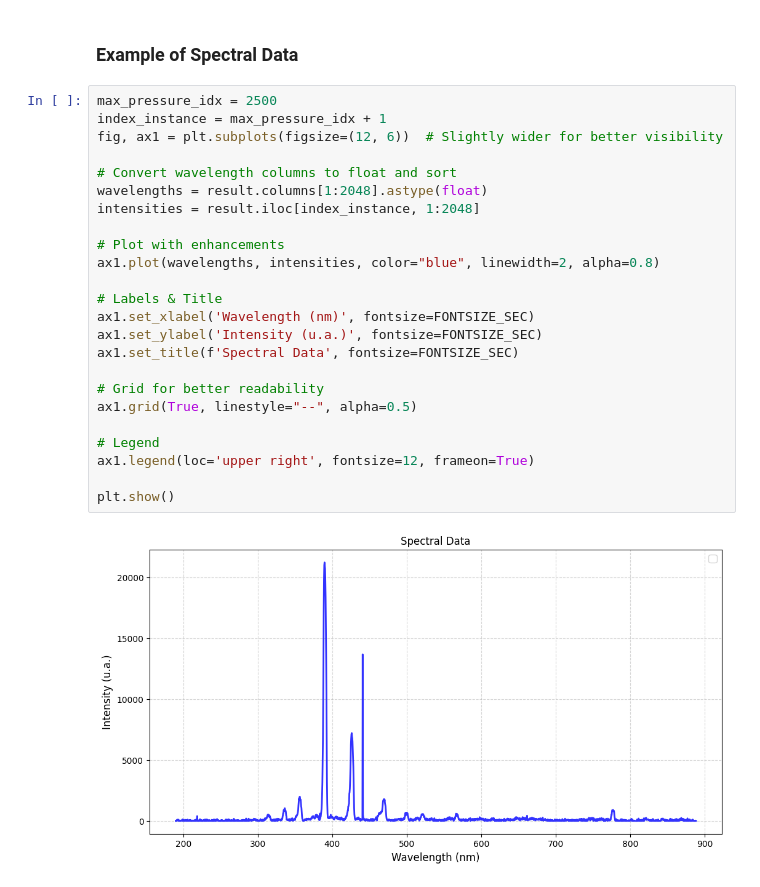
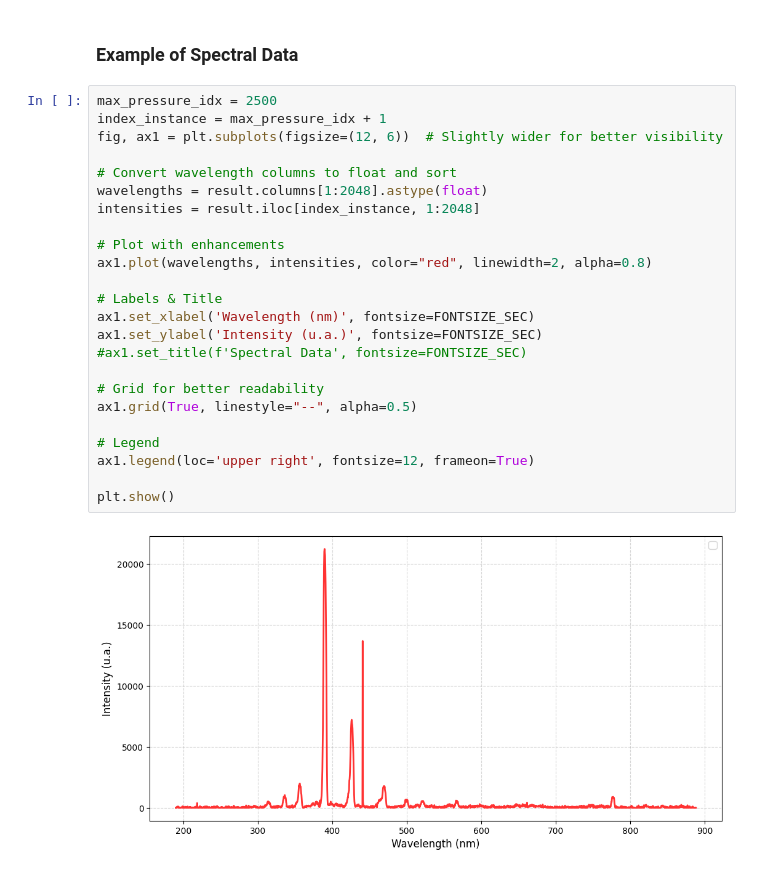
Before and after one commit to nirojasva/spectral-benchmark, a Jupyter notebook: notebooks/0_TSDA_Original_Sources.ipynb, the cells around one changed output. Cells and saved outputs as stored; diff of their text form.

Commit message:
adjunting fonts plots for crc

```diff
--- a/notebooks/0_TSDA_Original_Sources.ipynb
+++ b/notebooks/0_TSDA_Original_Sources.ipynb
@@ -126,26 +126,26 @@ plt.show()
 # %%
 max_pressure_idx = 2500
 index_instance = max_pressure_idx + 1
 fig, ax1 = plt.subplots(figsize=(12, 6))  # Slightly wider for better visibility
 
 # Convert wavelength columns to float and sort
 wavelengths = result.columns[1:2048].astype(float)
 intensities = result.iloc[index_instance, 1:2048]
 
 # Plot with enhancements
-ax1.plot(wavelengths, intensities, color="blue", linewidth=2, alpha=0.8)
+ax1.plot(wavelengths, intensities, color="red", linewidth=2, alpha=0.8)
 
 # Labels & Title
 ax1.set_xlabel('Wavelength (nm)', fontsize=FONTSIZE_SEC)
 ax1.set_ylabel('Intensity (u.a.)', fontsize=FONTSIZE_SEC)
-ax1.set_title(f'Spectral Data', fontsize=FONTSIZE_SEC)
+#ax1.set_title(f'Spectral Data', fontsize=FONTSIZE_SEC)
 
 # Grid for better readability
 ax1.grid(True, linestyle="--", alpha=0.5)
 
 # Legend
 ax1.legend(loc='upper right', fontsize=12, frameon=True)
 
 plt.show()
 # %% [output]
-[figure, old version]
+[figure, new version]
```
Also changed, not shown: 1 other file.
